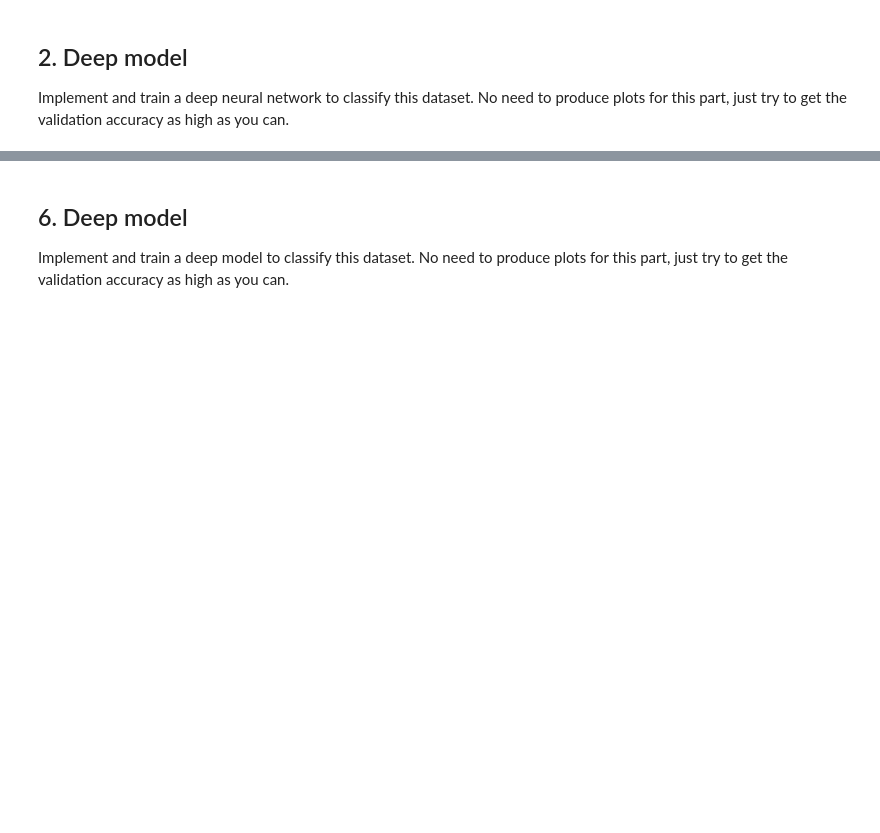
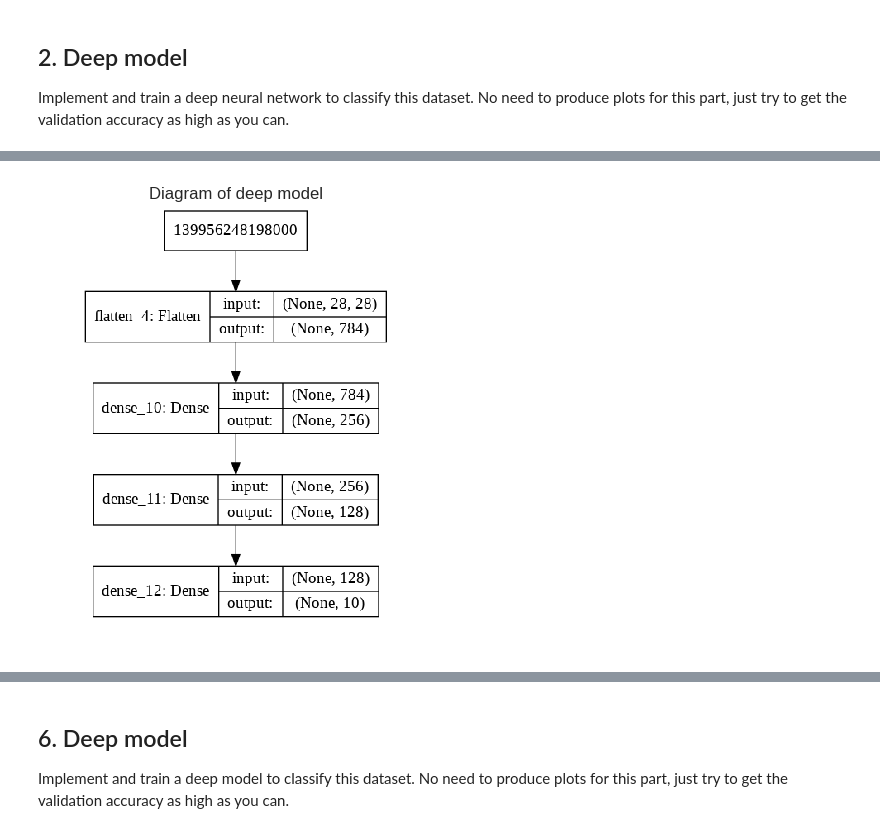
Before and after one commit to JingQian87/AppliedDL, a Jupyter notebook: a1_jq2282.ipynb, the cells around one changed output, grey strips where cells are left out. Cells and saved outputs as stored; diff of their text form; code cells hidden in the pictures; blank space fills up the shorter version.

```diff
--- a/a1_jq2282.ipynb
+++ b/a1_jq2282.ipynb
@@ -122,2 +190,11 @@ files.download('deepModel.png')
+# %%
+plot_model(model2, show_shapes=True, to_file='deepModel.png')
+plt.figure(dpi=100)
+imgplot=plt.imshow(mpimg.imread('deepModel.png'))
+plt.axis('off')
+plt.title('Diagram of deep model')
+plt.show()
+# %% [output]
+[figure, added]
 # %% [markdown]
 ## 4. Confusion matrix
```
Also changed, not shown: parts of 25 cells of this notebook.
